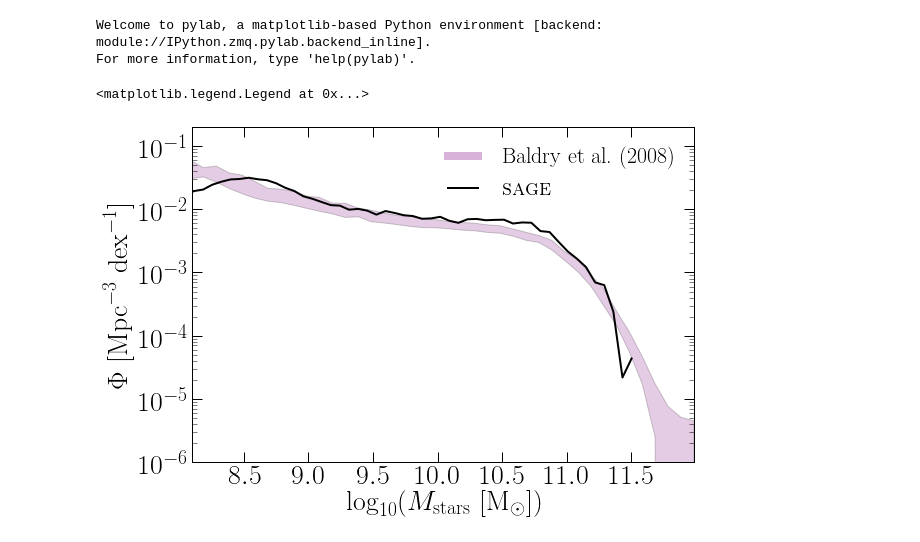
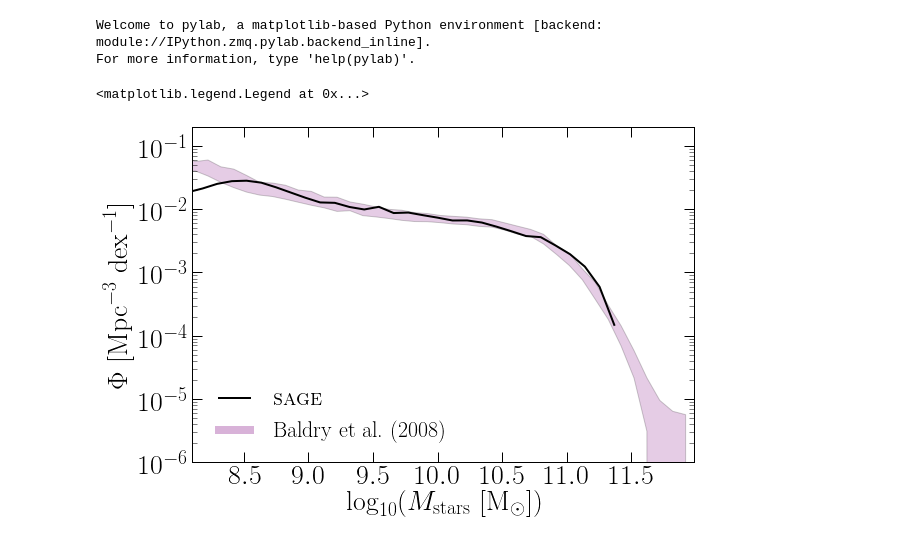
Before and after one commit to darrencroton/sage, a Jupyter notebook: output/SAGE_MM.ipynb, the cells around one changed output. Saved outputs shown, nothing was run; the diff lists cells and outputs as text; code cells hidden in the pictures.

```diff
--- a/output/SAGE_MM.ipynb
+++ b/output/SAGE_MM.ipynb
@@ -32,16 +31,16 @@ Lbox = 62.5/h
 # %%
 # Plot stellar mass function
 plt.figure()
-pr.massfunction_obsdata()
-pr.massfunction(M.StellarMass*1e10/h, Lbox)
+pr.massfunction(M.StellarMass*1e10/h, Lbox, Nbins=30)
+pr.massfunction_obsdata(h)
 plt.yscale('log', nonposy='clip')
 plt.axis([8.1, 11.99, 1e-6, 0.2])
 plt.xlabel(r'$\log_{10}(M_{\mathrm{stars}}\ [\mathrm{M}_{\odot}])$')
 plt.ylabel(r'$\Phi\ [\mathrm{Mpc}^{-3}\ \mathrm{dex}^{-1}]$')
-plt.legend(fontsize=fsize-6, loc='best', frameon=False)
+plt.legend(fontsize=fsize-6, loc='lower left', frameon=False)
 # %% [output]
 <matplotlib.legend.Legend at 0x...>
-[figure, old version]
+[figure, new version]
 # %%
 # Plot baryonic Tully-Fisher relation
 M_filt = (M.Type==0) * (M.StellarMass+M.ColdGas > 0) * (M.BulgeMass > 0.1*M.StellarMass) * (M.BulgeMass < 0.5*M.StellarMass)
```
Also changed, not shown: parts of 6 cells of this notebook.
